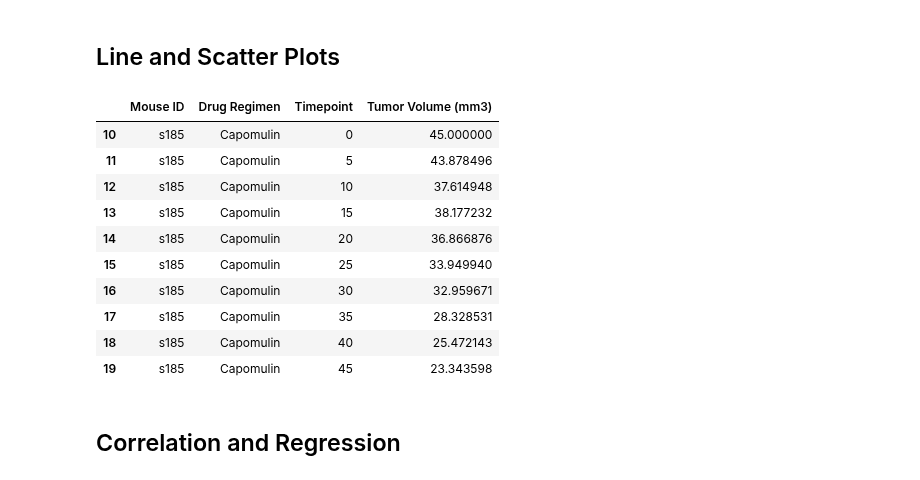
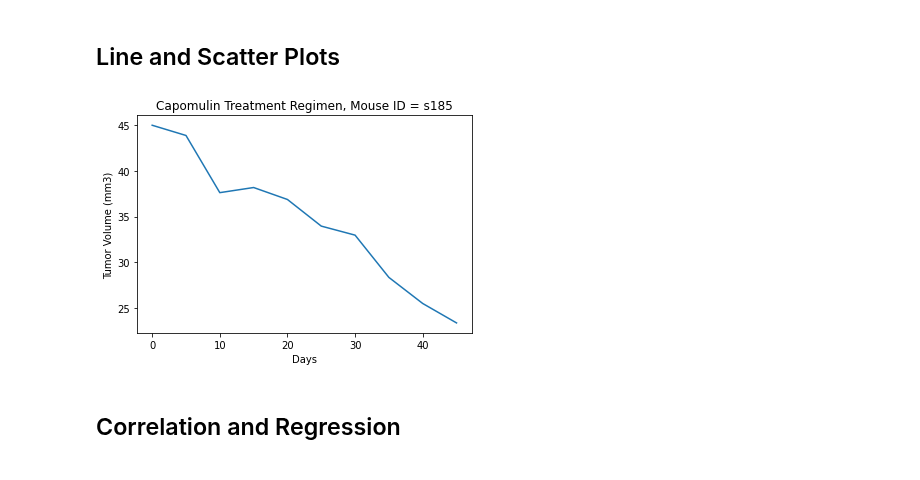
Before and after one commit to skumble27/matplotlib-challenge, a Jupyter notebook: Pymaceuticals/pymaceuticals_starter Draft8.ipynb, the cells around one changed output. Drawn from its saved outputs; the diff is of its cells as text; code cells hidden in the pictures.

```diff
--- a/Pymaceuticals/pymaceuticals_starter Draft8.ipynb
+++ b/Pymaceuticals/pymaceuticals_starter Draft8.ipynb
@@ -420,24 +420,24 @@ plt.show()
 # %%
 # Generate a line plot of time point versus tumor volume for a mouse treated with Capomulin
 
 # We will need to refer to the old dataframe and filter out the neccessary information relevant to the question
 
 capomulin_df = (mouse_study_df[mouse_study_df['Drug Regimen'] == 'Capomulin']).drop(columns=['Sex','Weight (g)','Metastatic Sites','Age_months'])
 
 # The s185 Mouse was selected to generate a line plot
 s185_mouse = (capomulin_df[capomulin_df['Mouse ID']=='s185'])
+
+# Generating a line plot of timepoint vs tumor volume
+s185_timepoint = s185_mouse['Timepoint']
+s185_tumor_volume = s185_mouse['Tumor Volume (mm3)']
+
+plt.title('Capomulin Treatment Regimen, Mouse ID = s185')
+plt.xlabel('Days')
+plt.ylabel('Tumor Volume (mm3)')
+plt.plot(s185_timepoint,s185_tumor_volume)
+plt.show()
 # %% [output]
-|  | Mouse ID | Drug Regimen | Timepoint | Tumor Volume (mm3) |
-| 10 | s185 | Capomulin | 0 | 45.000000 |
-| 11 | s185 | Capomulin | 5 | 43.878496 |
-| 12 | s185 | Capomulin | 10 | 37.614948 |
-| 13 | s185 | Capomulin | 15 | 38.177232 |
-| 14 | s185 | Capomulin | 20 | 36.866876 |
-| 15 | s185 | Capomulin | 25 | 33.949940 |
-| 16 | s185 | Capomulin | 30 | 32.959671 |
-| 17 | s185 | Capomulin | 35 | 28.328531 |
-| 18 | s185 | Capomulin | 40 | 25.472143 |
-| 19 | s185 | Capomulin | 45 | 23.343598 |
+[figure, added]
 # %%
 # Generate a scatter plot of mouse weight versus average tumor volume for the Capomulin regimen
 # %% [markdown]
```
Also changed, not shown: parts of 1 cell of this notebook, 1 other file.
